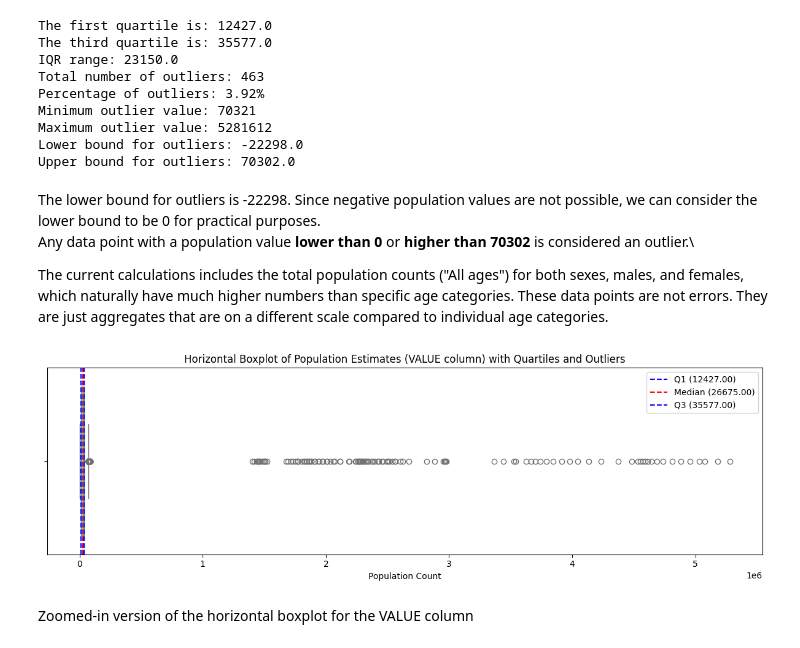
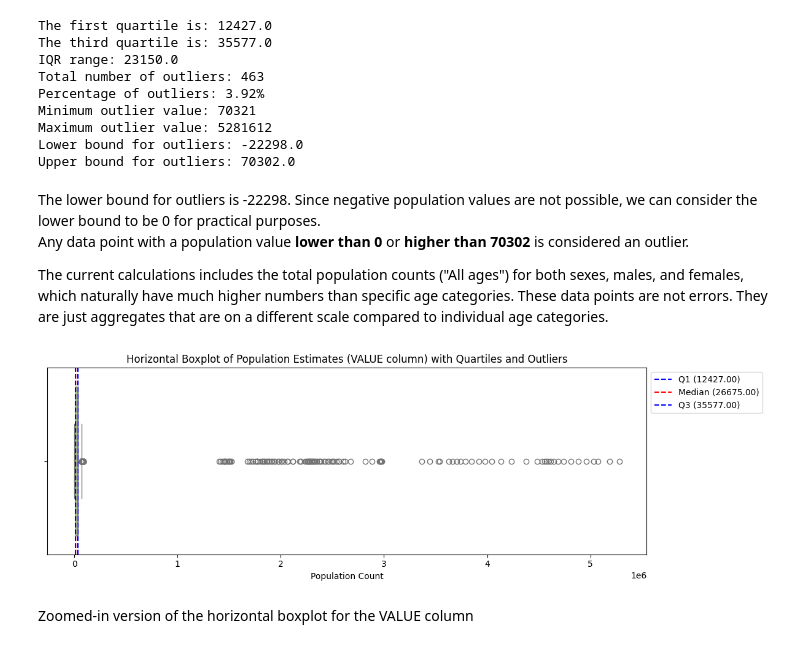
Before and after one commit to mkoleva0/DataAnalytics_CA1, a Jupyter notebook: CA1_1_final.ipynb, the cells around one changed output. Cells and saved outputs as stored; diff of their text form; code cells hidden in the pictures.

```diff
--- a/CA1_1_final.ipynb
+++ b/CA1_1_final.ipynb
@@ -493,24 +489,24 @@ Lower bound for outliers: -22298.0
 Upper bound for outliers: 70302.0
 # %% [markdown]
 The lower bound for outliers is -22298. Since negative population values are not possible, we can consider the lower bound to be 0 for practical purposes.\
-Any data point with a population value **lower than 0** or **higher than 70302** is considered an outlier.\
+Any data point with a population value **lower than 0** or **higher than 70302** is considered an outlier.
 
 The current calculations includes the total population counts ("All ages") for both sexes, males, and females, which naturally have much higher numbers than specific age categories. These data points are not errors. They are just aggregates that are on a different scale compared to individual age categories.
 # %%
 plt.figure(figsize=(12, 4))
 sns.boxplot(x=population_df['VALUE'], color="lightgreen", orient="h")
 
 plt.axvline(x=population_Q1, color='blue', linestyle='--', label=f"Q1 ({population_Q1:.2f})")
 plt.axvline(x=population_df['VALUE'].median(), color='red', linestyle='--', label=f"Median ({population_df['VALUE'].median():.2f})")
 plt.axvline(x=population_Q3, color='blue', linestyle='--', label=f"Q3 ({population_Q3:.2f})")
 
 plt.title("Horizontal Boxplot of Population Estimates (VALUE column) with Quartiles and Outliers")
 plt.xlabel("Population Count")
-plt.legend()
+plt.legend(loc='upper left', bbox_to_anchor=(1, 1))
 plt.tight_layout()
 plt.show()
 # %% [output]
-[figure, old version]
+[figure, new version]
 # %% [markdown]
 Zoomed-in version of the horizontal boxplot for the VALUE column
 # %%
```
Also changed, not shown: parts of 20 cells of this notebook, 4 other files.
